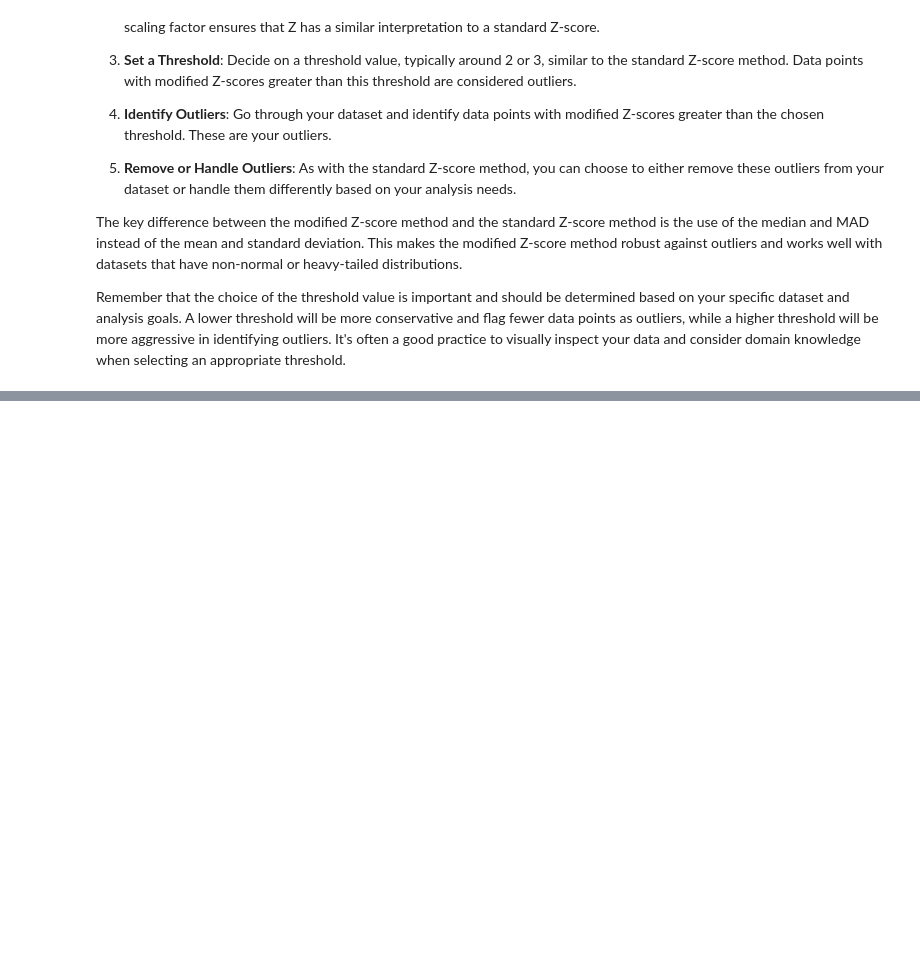
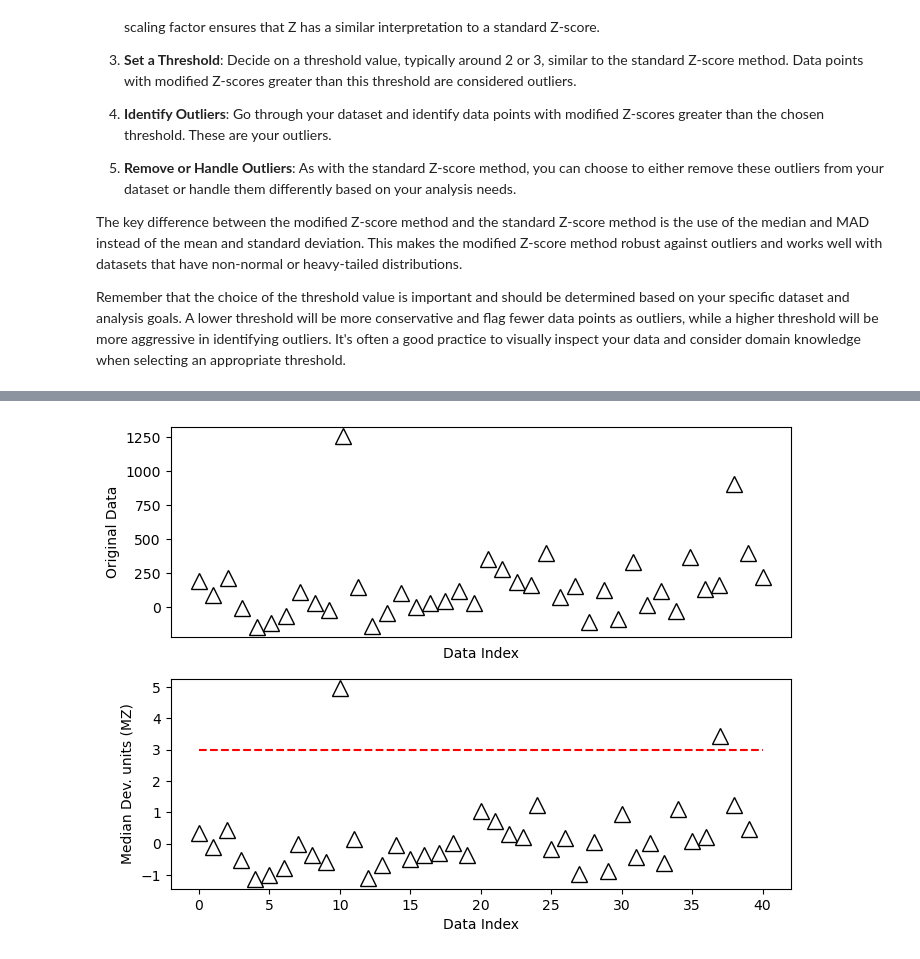
Before and after one commit to MahbubHossainFaisal/Data-Science, a Jupyter notebook: Statistics/Codes/15_Removing_outliers_using_z_tranformation.ipynb, the cells around one changed output, grey strips where cells are left out. Drawn from its saved outputs; the diff is of its cells as text; code cells hidden in the pictures; blank space fills up the shorter version.

```diff
--- a/Statistics/Codes/15_Removing_outliers_using_z_tranformation.ipynb
+++ b/Statistics/Codes/15_Removing_outliers_using_z_tranformation.ipynb
@@ -89,3 +197,10 @@ The modified z-score method, also known as the modified Z-scores or the generali
 The key difference between the modified Z-score method and the standard Z-score method is the use of the median and MAD instead of the mean and standard deviation. This makes the modified Z-score method robust against outliers and works well with datasets that have non-normal or heavy-tailed distributions.
 
 Remember that the choice of the threshold value is important and should be determined based on your specific dataset and analysis goals. A lower threshold will be more conservative and flag fewer data points as outliers, while a higher threshold will be more aggressive in identifying outliers. It's often a good practice to visually inspect your data and consider domain knowledge when selecting an appropriate threshold.
+# %%
+dataMed = np.median(data)
+dataMAD = robust.mad(data)
+
+dataMz = stats.norm.ppf(.75)*(data-dataMed)/dataMAD
+
+dataMz
@@ -91,0 +218,18 @@ Remember that the choice of the threshold value is important and should be deter
+# %%
+zthresh = 3
+# %%
+# plot
+fig,ax = plt.subplots(2,1,figsize=(8,6))
+#plotting original data
+ax[0].plot(data,'k^',markerfacecolor='w',markersize=12)
+ax[0].set_xticks([])
+ax[0].set_xlabel('Data Index')
+ax[0].set_ylabel('Original Data')
+#plotting z score data
+ax[1].plot(dataMz,'k^',markerfacecolor='w',markersize=12)
+ax[1].plot([0,N],[zthresh,zthresh],'r--')
+ax[1].set_xlabel('Data Index')
+ax[1].set_ylabel('Median Dev. units (MZ)')
+plt.show()
+# %% [output]
+[figure, added]
```
Also changed, not shown: parts of 11 cells of this notebook.
